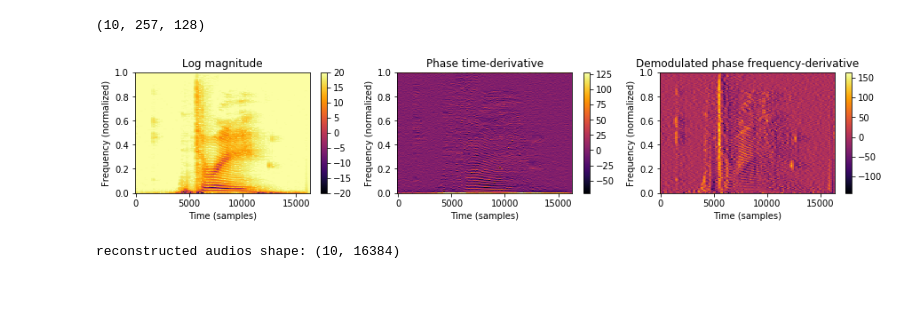
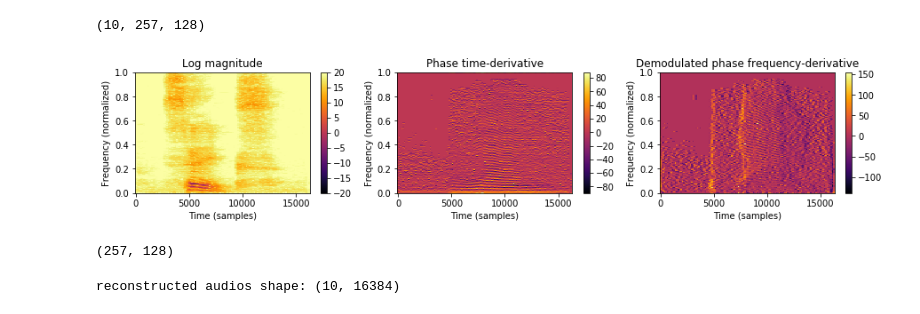
Before and after one commit to tifgan/stftGAN, a Jupyter notebook: data/pghi test.ipynb, the cells around one changed output. Drawn from its saved outputs; the diff is of its cells as text; code cells hidden in the pictures.

```diff
--- a/data/pghi test.ipynb
+++ b/data/pghi test.ipynb
@@ -81,28 +81,27 @@ for index, audio in enumerate(audios):
 # %%
 import matplotlib as mpl
 %matplotlib inline
 import matplotlib.pyplot as plt
 
-c     = spectrograms[0]
+c     = spectrograms[2]
 tgrad = tgrads[0]
 fgrad = fgrads[0]
 a     = 128
 M     = 512
 
 mpl.rcParams['image.cmap'] =  'inferno'
 plt.figure(figsize=(15,2.5));
 plt.subplot(131);
 ltfatpy.plotdgtreal(c,a,M,dynrange=40);
 plt.title('Log magnitude')
 plt.subplot(132);
 ltfatpy.plotdgtreal(tgrad*(np.abs(c) > np.exp(-5)),a,M, normalization='lin');
 plt.title('Phase time-derivative')
 plt.subplot(133);
 ltfatpy.plotdgtreal(fgrad*(np.abs(c) > np.exp(-5)),a,M, normalization='lin');
-plt.title('Demodulated phase frequency-derivative')
-plt.savefig("intro-TF.pdf", bbox_inches='tight')
+plt.title('Demodulated phase frequency-derivative');
 # %% [output]
-[figure, old version]
+[figure, new version]
 # %%
 import heapq
 
@@ -177,3 +252,7 @@ def pghi(spectrogram, tgrad, fgrad, a, M, L, tol=10):
+# %%
+fgrads[2].shape
+# %% [output]
+(257, 128)
 # %%
 a     = 128
 M     = 512
```
Also changed, not shown: parts of 6 cells of this notebook.
